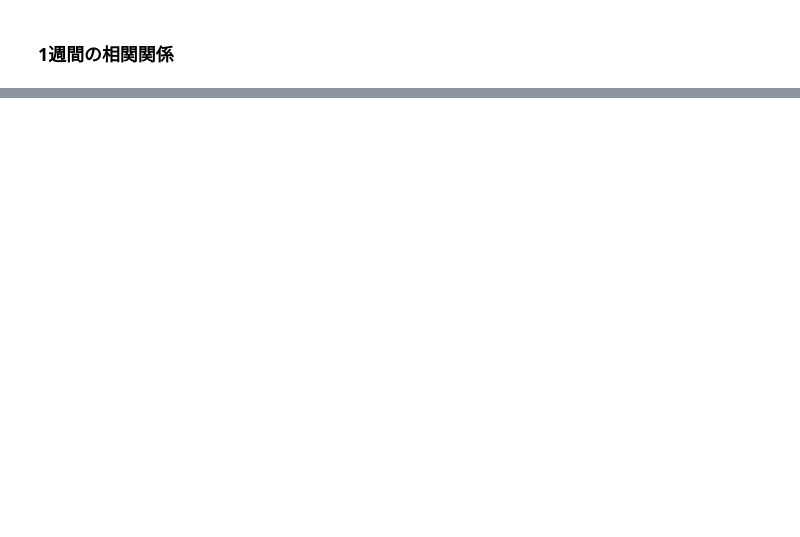
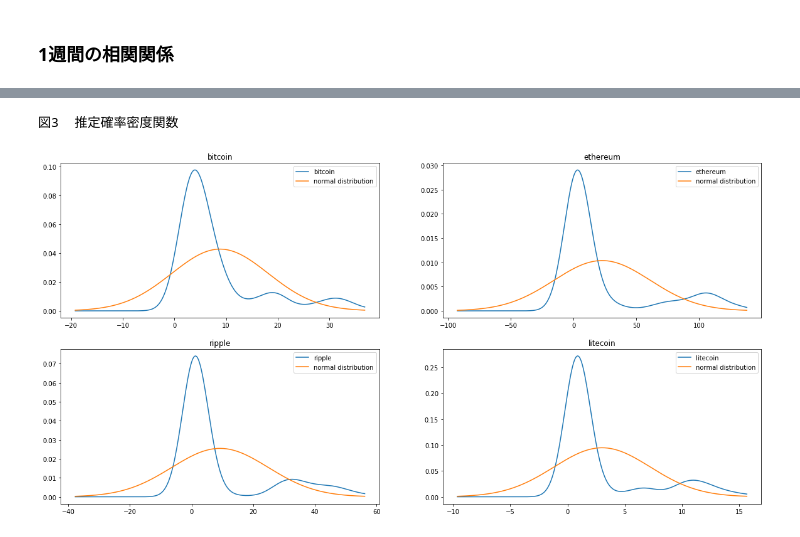
Before and after one commit to Arahabica/CryptoCoinAnalyze, a Jupyter notebook: analyze.ipynb, the cells around one changed output, grey strips where cells are left out. Drawn from its saved outputs; the diff is of its cells as text; code cells hidden in the pictures; blank space fills up the shorter version.

```diff
--- a/analyze.ipynb
+++ b/analyze.ipynb
@@ -106,0 +107,29 @@ data[-7:].corr()
+# %%
+
+import scipy
+from scipy.stats import gaussian_kde
+import matplotlib.mlab as mlab
+fig, subplts = plt.subplots(2,2,figsize=(20, 10))
+stats = []
+names=[]
+i = 0
+for name, series in data.iteritems():
+    ave = series.mean()
+    std = np.std(series, ddof=1)
+    skew = scipy.stats.skew(series)  # 歪度
+    kurtosis = scipy.stats.kurtosis(series)  # 尖度
+    stats.append([ave, std, skew,kurtosis])
+    ls = np.linspace(-3 * std + ave, 3 * std + ave, 300)
+    norm = mlab.normpdf(ls, ave, std)
+    kde = gaussian_kde(series)
+    subplot = subplts[int(i/2)][i%2]
+    subplot.set_title(name)
+    subplot.plot(ls, kde(ls), label=name)
+    subplot.plot(ls, norm, label='normal distribution')
+    subplot.legend()
+    names.append(name)
+    i += 1
+print('図3  推定確率密度関数')
+# %% [output]
+図3  推定確率密度関数
+[figure, added]
```
Also changed, not shown: parts of 6 cells of this notebook.
